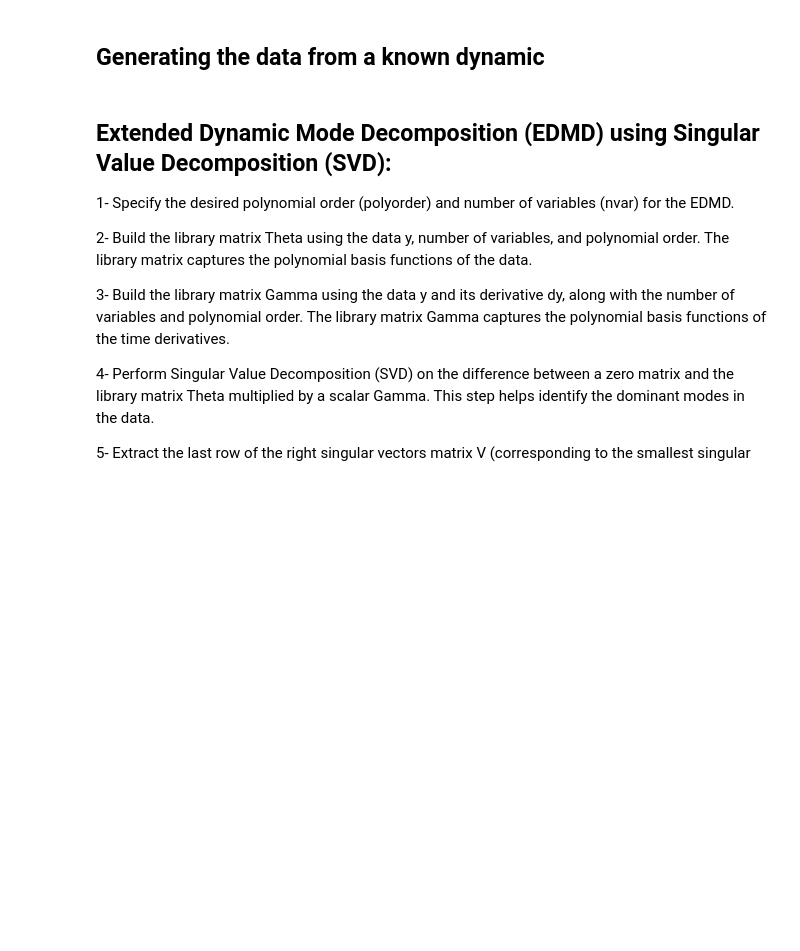
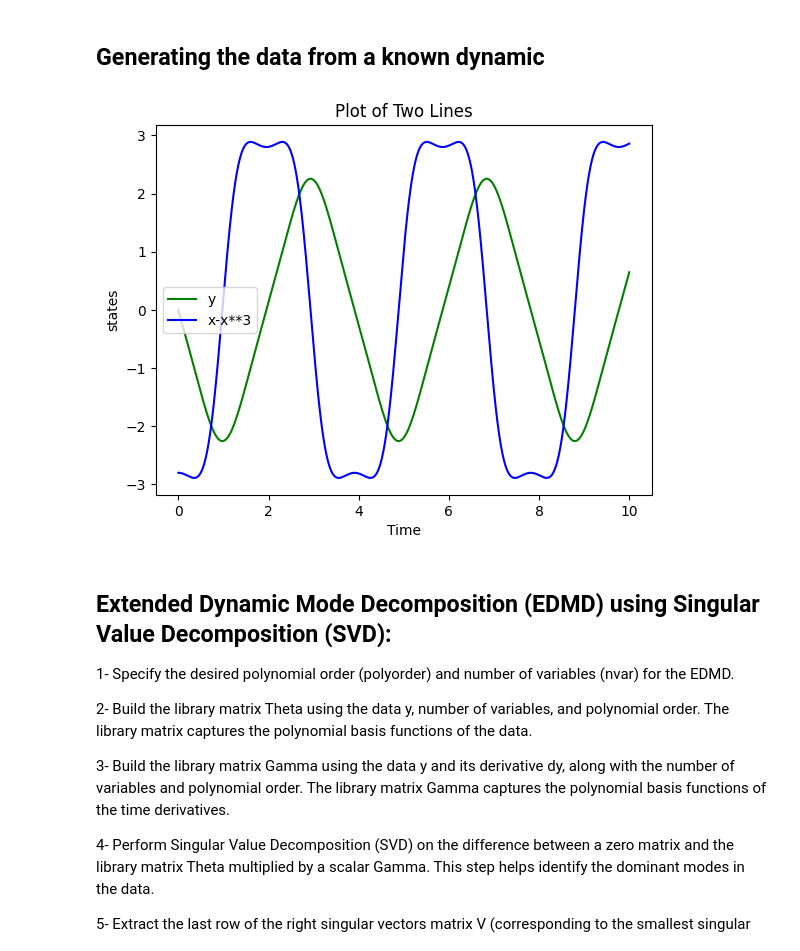
Before and after one commit to shahin1009/EDMD, a Jupyter notebook: EDMD.ipynb, the cells around one changed output. Drawn from its saved outputs; the diff is of its cells as text; code cells hidden in the pictures; blank space fills up the shorter version.

Commit message:
Plots

```diff
--- a/EDMD.ipynb
+++ b/EDMD.ipynb
@@ -179,6 +179,25 @@ t = np.linspace(0, 10, 10000)
 x0 = np.array([0, -2.8])
 y=solve(x0,t)
 dy = np.array(f(y.T,t)).T
+# %%
+import matplotlib.pyplot as plt
+
+# Plotting the data
+plt.plot(t, y[:,0], color='green', label='y')
+plt.plot(t, y[:,1], color='blue', label='x-x**3')
+
+# Adding labels and title
+plt.xlabel('Time')
+plt.ylabel('states')
+plt.title('Plot of Two Lines')
+
+# Adding a legend
+plt.legend()
+
+# Displaying the plot
+plt.show()
+# %% [output]
+[figure, added]
 # %% [markdown]
 ## Extended Dynamic Mode Decomposition (EDMD) using Singular Value Decomposition (SVD):
 
```
